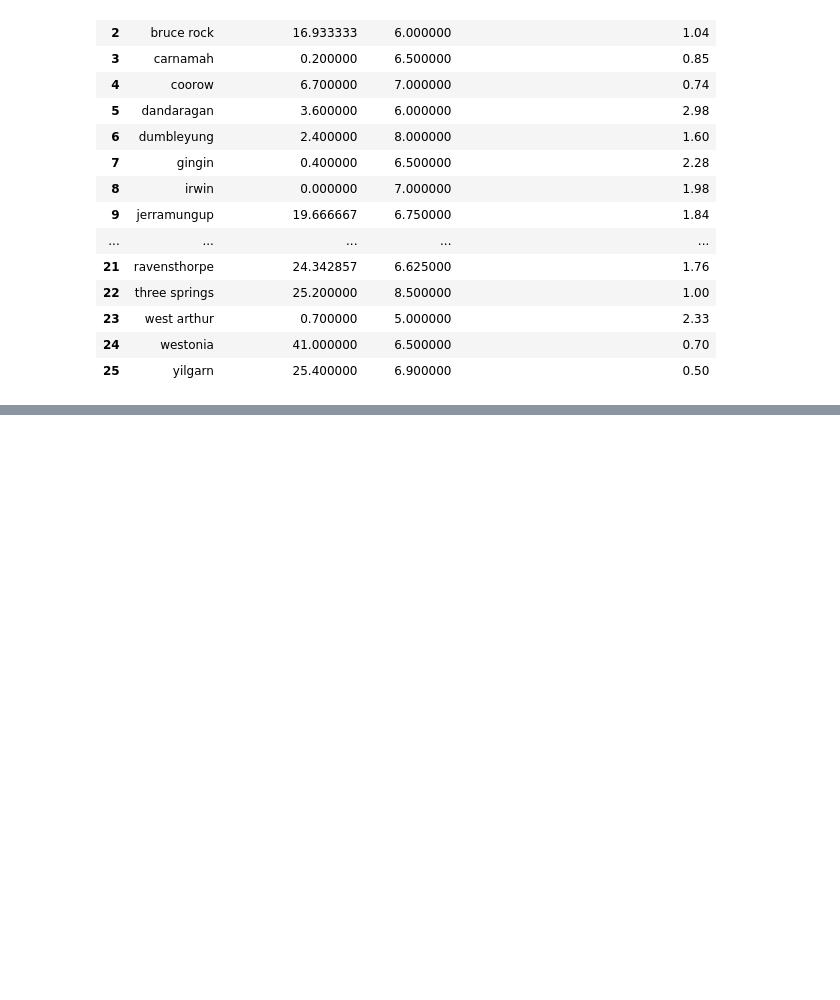
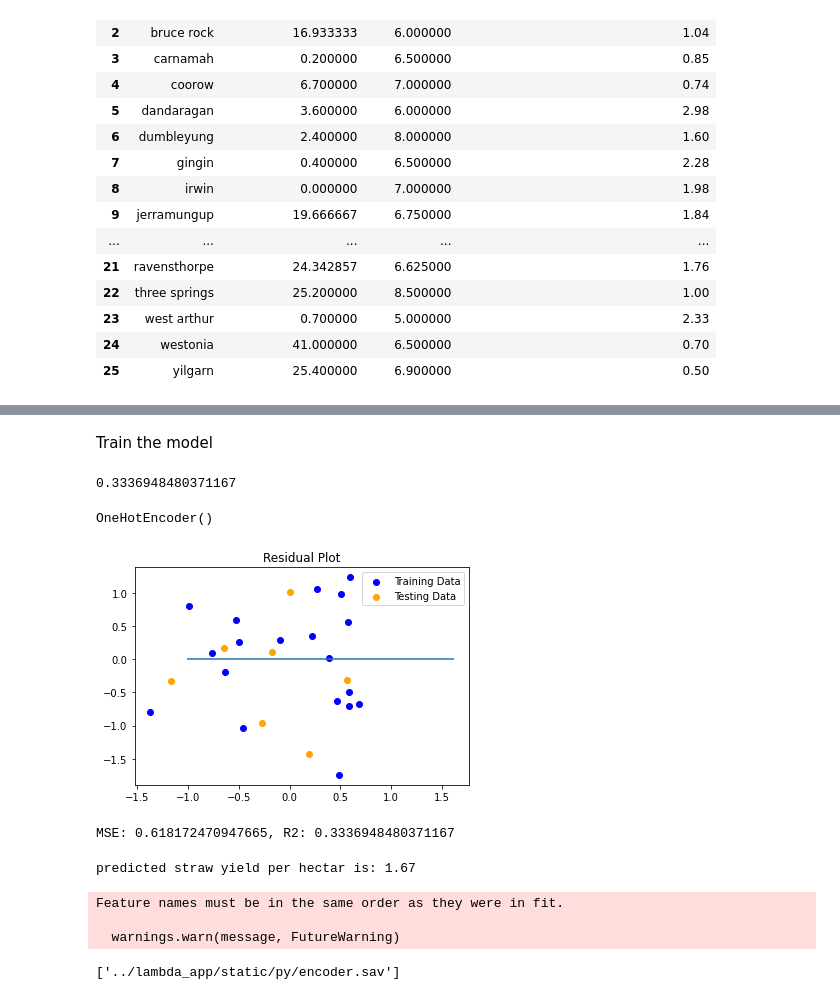
Before and after one commit to ClodettaV/WA-s-wheatbelt-potential-for-bioenergy-production, a Jupyter notebook: model/train_model.ipynb, the cells around one changed output, grey strips where cells are left out. Cells and saved outputs as stored; diff of their text form; code cells hidden in the pictures; blank space fills up the shorter version.

```diff
--- a/model/train_model.ipynb
+++ b/model/train_model.ipynb
@@ -89,9 +113,27 @@ ValueError: could not convert string to float: 'kulin'
+# %%
+# scale data
+X_train_scaled = X_scaler.transform(X_train)
+X_test_scaled = X_scaler.transform(X_test)
+y_train_scaled = y_scaler.transform(y_train)
+y_test_scaled = y_scaler.transform(y_test)
+# %% [markdown]
+Train the model
+# %%
+# train the model
+from sklearn.linear_model import LinearRegression
+model = LinearRegression()
+model.fit(X_train_scaled, y_train_scaled)
+model.score(X_test_scaled, y_test_scaled)
+# %% [output]
+0.3336948480371167
 # %%
-# create a city encoder
+# create a shire encoder (Encode categorical features as a one-hot numeric array)
 from sklearn.preprocessing import OneHotEncoder
 encoder = OneHotEncoder()
-encoder.fit(grouped_df[[
-    "shires"
+encoder.fit(ml_data[[
+    "shire"
 ]])
+# %% [output]
+OneHotEncoder()
 # %%
 # create a prediction function
@@ -128,11 +170,47 @@ def predict(model, encoder, X_scaler, y_scaler, user_inputs):
     # scale prediction to human readable terms i.e. celcius
     prediction = y_scaler.inverse_transform(prediction_scaled)
     return prediction
+# %%
+# Plot the results
+from sklearn.linear_model import LinearRegression
+model = LinearRegression()
+model.fit(X_train_scaled, y_train_scaled)
+plt.scatter(model.predict(X_train_scaled), model.predict(X_train_scaled) - y_train_scaled, c="blue", label="Training Data")
+plt.scatter(model.predict(X_test_scaled), model.predict(X_test_scaled) - y_test_scaled, c="orange", label="Testing Data")
+plt.legend()
+plt.hlines(y=0, xmin=y_test_scaled.min(), xmax=y_test_scaled.max())
+plt.title("Residual Plot")
+plt.show()
+# %% [output]
+[figure, added]
+# %%
+from sklearn.metrics import mean_absolute_error
+
+predictions = model.predict(X_test_scaled)
+MSE = mean_absolute_error(y_test_scaled, predictions)
+r2 = model.score(X_test_scaled, y_test_scaled)
+
+print(f"MSE: {MSE}, R2: {r2}")
+# %% [output]
+MSE: 0.618172470947665, R2: 0.3336948480371167
 # %%
 # test a single prediction
 user_inputs = {
-    "pressure": 1011,
-    "humidity": 50,
-    "city_name": "perth"
+    "tos_field_ph": 6,
+    "rainfall.yearToDate": 5
 }
-print(f"predicted temp is: {predict(model, encoder, X_scaler, y_scaler, user_inputs)[0][0].round(2)} celcius")
+print(f"predicted straw yield per hectar is: {predict(model, X_scaler, y_scaler, user_inputs)[0][0].round(2)}")
+# %% [output]
+predicted straw yield per hectar is: 1.67
+Feature names must be in the same order as they were in fit.
+
+  warnings.warn(message, FutureWarning)
+# %%
+#save model
+import joblib
+joblib.dump(model, "../lambda_app/static/py/model.sav")
+joblib.dump(y_scaler, "../lambda_app/static/py/y_scaler.sav")
+joblib.dump(X_scaler, "../lambda_app/static/py/x_scaler.sav")
+joblib.dump(encoder, "../lambda_app/static/py/encoder.sav")
+# %% [output]
+['../lambda_app/static/py/encoder.sav']
```
Also changed, not shown: parts of 13 cells of this notebook, 24 other files.
